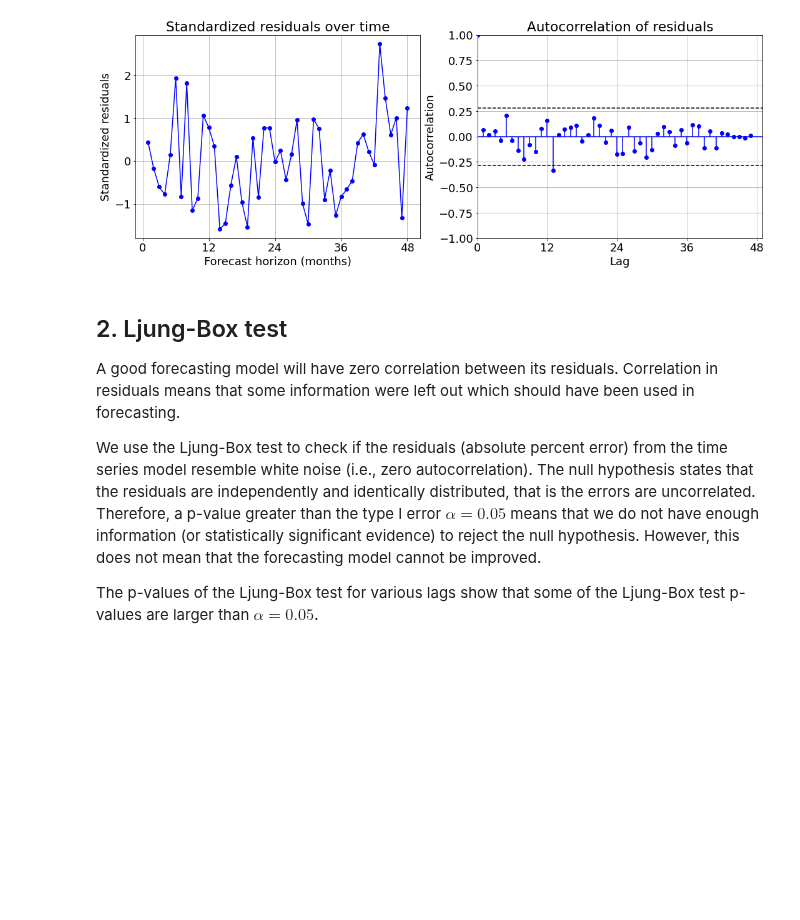
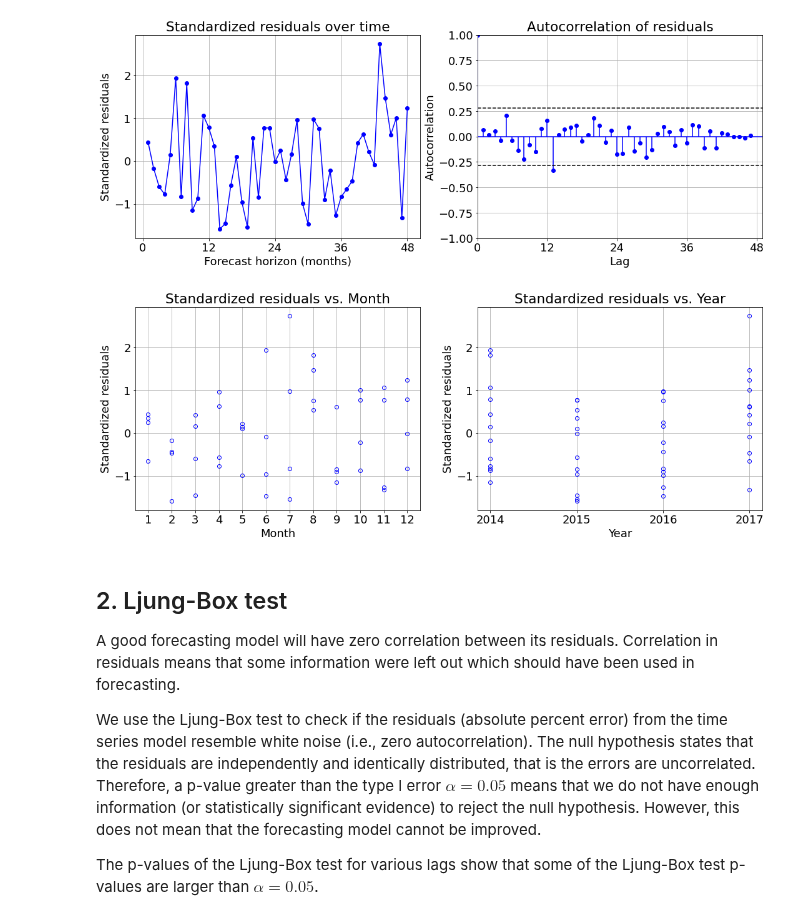
Before and after one commit to Owerre/Time-Series-Forecasting, a Jupyter notebook: fatality-forecast/notebooks/04-prophet.ipynb, the cells around one changed output. Cells and saved outputs as stored; diff of their text form; code cells hidden in the pictures; blank space fills up the shorter version.

```diff
--- a/fatality-forecast/notebooks/04-prophet.ipynb
+++ b/fatality-forecast/notebooks/04-prophet.ipynb
@@ -185,6 +185,28 @@ plt.title('Autocorrelation of residuals')
 plt.show()
 # %% [output]
 [figure]
+# %%
+plt.figure(figsize = (18,6))
+plt.subplot(121)
+plt.plot(rstandard.index.month, rstandard, color = 'b', marker = 'o', markerfacecolor = 'none',
+         linestyle = '')
+plt.grid(True)
+plt.xlabel('Month')
+plt.ylabel('Standardized residuals')
+plt.xticks(np.arange(1,13,1))
+plt.title('Standardized residuals vs. Month')
+
+plt.subplot(122)
+plt.plot(rstandard.index.year, rstandard, color = 'b', marker = 'o', markerfacecolor = 'none',
+         linestyle = '')
+plt.grid(True)
+plt.xlabel('Year')
+plt.ylabel('Standardized residuals')
+plt.xticks(np.arange(2014,2018))
+plt.title('Standardized residuals vs. Year')
+plt.show()
+# %% [output]
+[figure, added]
 # %% [markdown]
 ## 2. Ljung-Box test
 
```
Also changed, not shown: 5 other files.
